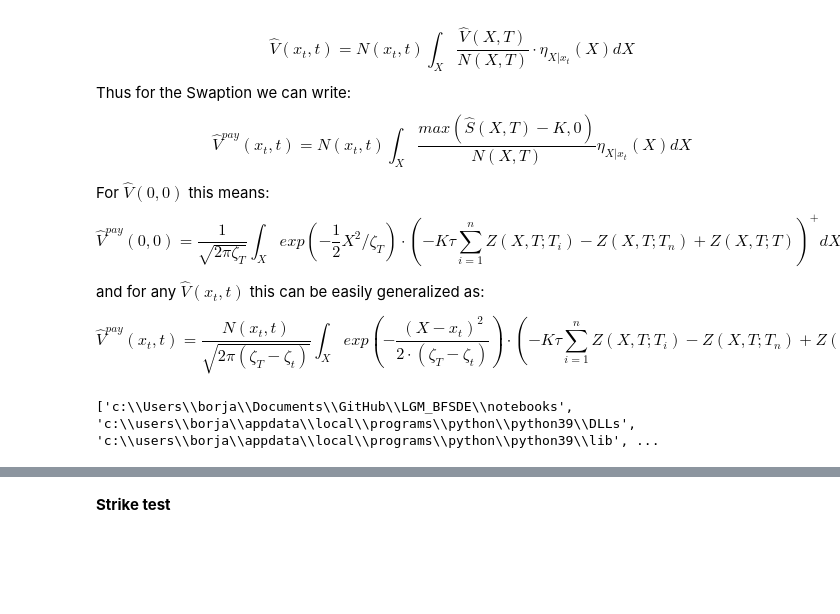
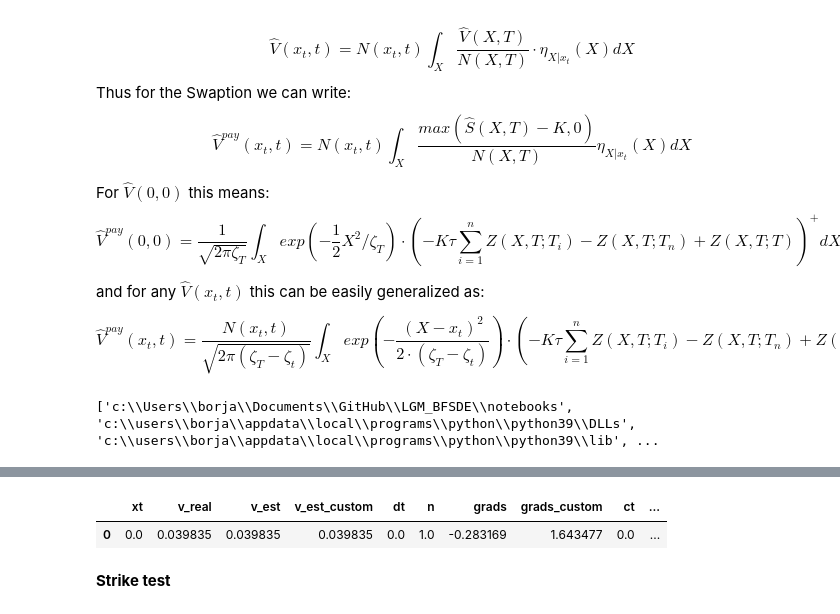
Before and after one commit to borjaf696/LGM_BFSDE, a Jupyter notebook: notebooks/test_phis.ipynb, the cells around one changed output, grey strips where cells are left out. Saved outputs shown, nothing was run; the diff lists cells and outputs as text; code cells hidden in the pictures; blank space fills up the shorter version.

```diff
--- a/notebooks/test_phis.ipynb
+++ b/notebooks/test_phis.ipynb
@@ -431,3 +431,8 @@ VisualizationHelper.plot_multiple_series(df_results, x = "xt", values_column = [
+# %%
+df_results.loc[df_results.dt == 0]
+# %% [output]
+|  | xt | v_real | v_est | v_est_custom | dt | n | grads | grads_custom | ct | ... |
+| 0 | 0.0 | 0.039835 | 0.039835 | 0.039835 | 0.0 | 1.0 | -0.283169 | 1.643477 | 0.0 | ... |
 # %% [markdown]
 **Strike test**
 # %%
```
Also changed, not shown: parts of 2 cells of this notebook, 1 other file.
